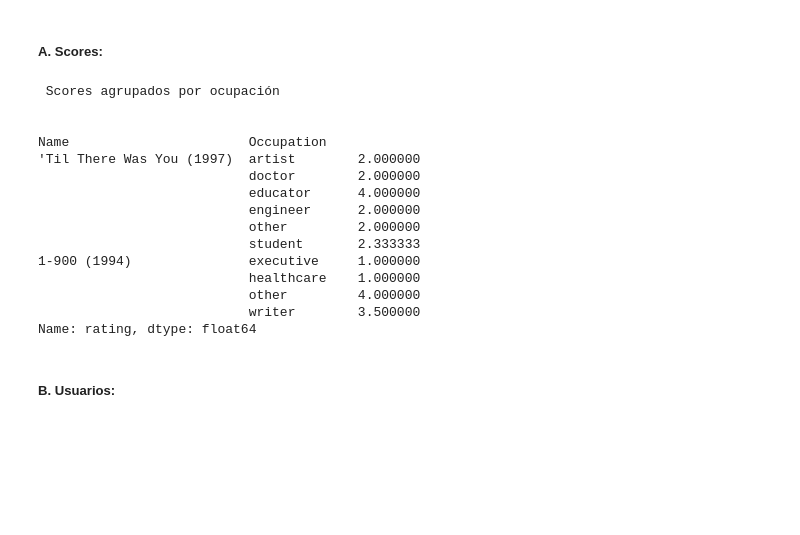
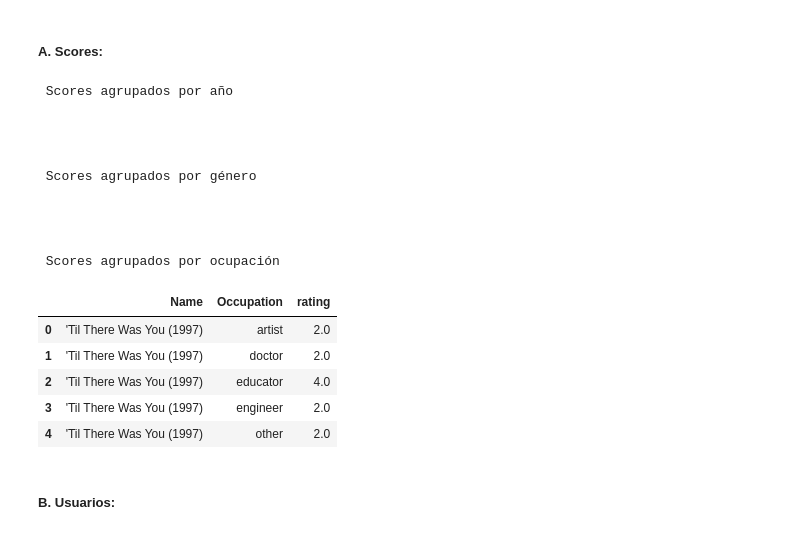
Before and after one commit to andresjaromezuk/tp-integrador-python, a Jupyter notebook: EDA.ipynb, the cells around one changed output. Drawn from its saved outputs; the diff is of its cells as text; code cells hidden in the pictures; blank space fills up the shorter version.

```diff
--- a/EDA.ipynb
+++ b/EDA.ipynb
@@ -104,30 +104,32 @@ PROMEDIO POR PELÍCULAS:
 # %%
 df_group_by_year, df_group_by_gender, df_group_by_occupation = Score.get_stats(df_movies,df_scores, df_people, df_users)
 
 print("\n\n Scores agrupados por año \n\n")
-print(df_group_by_year.head())
+df_group_by_year.head()
 
 print("\n\n Scores agrupados por género \n\n")
-print(df_group_by_gender.head())
+df_group_by_gender.head()
 
 print("\n\n Scores agrupados por ocupación \n\n")
-print(df_group_by_occupation.head())
+df_group_by_occupation.head()
 # %% [output]
- Scores agrupados por ocupación
+ Scores agrupados por año
 
 
-Name                       Occupation
-'Til There Was You (1997)  artist        2.000000
-                           doctor        2.000000
-                           educator      4.000000
-                           engineer      2.000000
-                           other         2.000000
-                           student       2.333333
-1-900 (1994)               executive     1.000000
-                           healthcare    1.000000
-                           other         4.000000
-                           writer        3.500000
-Name: rating, dtype: float64
+
+
+ Scores agrupados por género
+
+
+
+
+ Scores agrupados por ocupación
+|  | Name | Occupation | rating |
+| 0 | 'Til There Was You (1997) | artist | 2.0 |
+| 1 | 'Til There Was You (1997) | doctor | 2.0 |
+| 2 | 'Til There Was You (1997) | educator | 4.0 |
+| 3 | 'Til There Was You (1997) | engineer | 2.0 |
+| 4 | 'Til There Was You (1997) | other | 2.0 |
 # %% [markdown]
 ##### B. Usuarios:
 # %%
```
Also changed, not shown: parts of 1 cell of this notebook, 1 other file.
